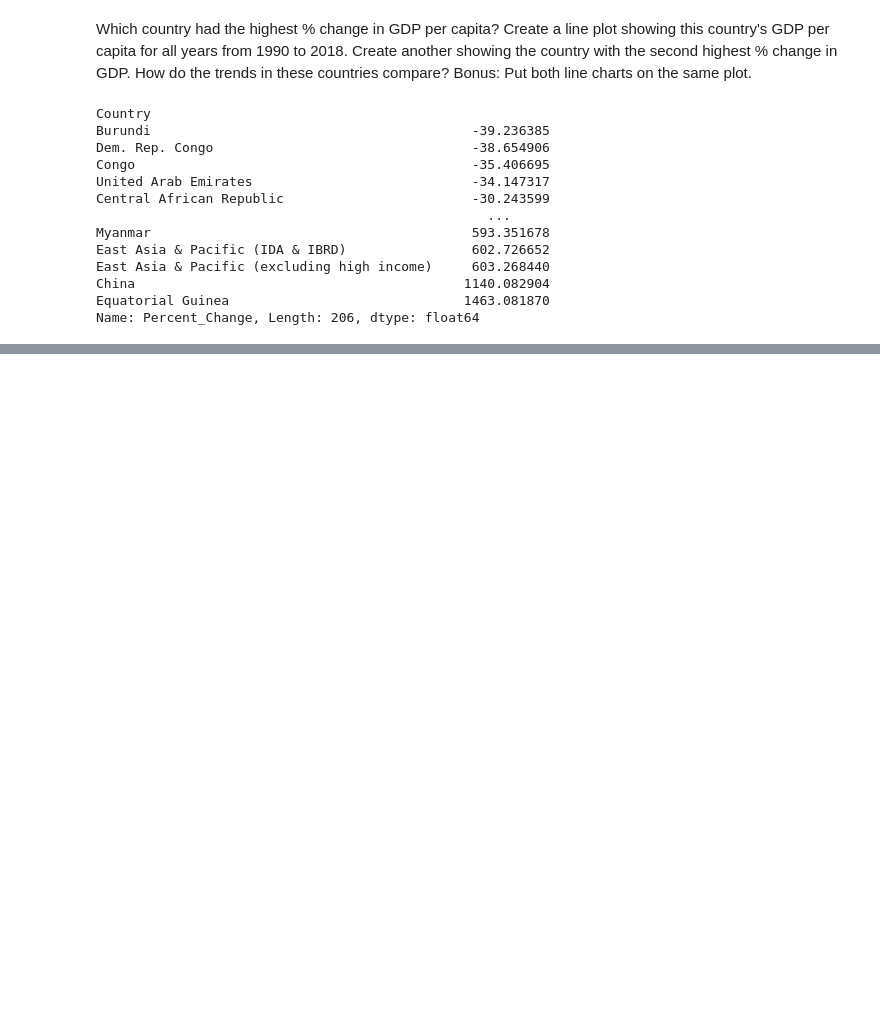
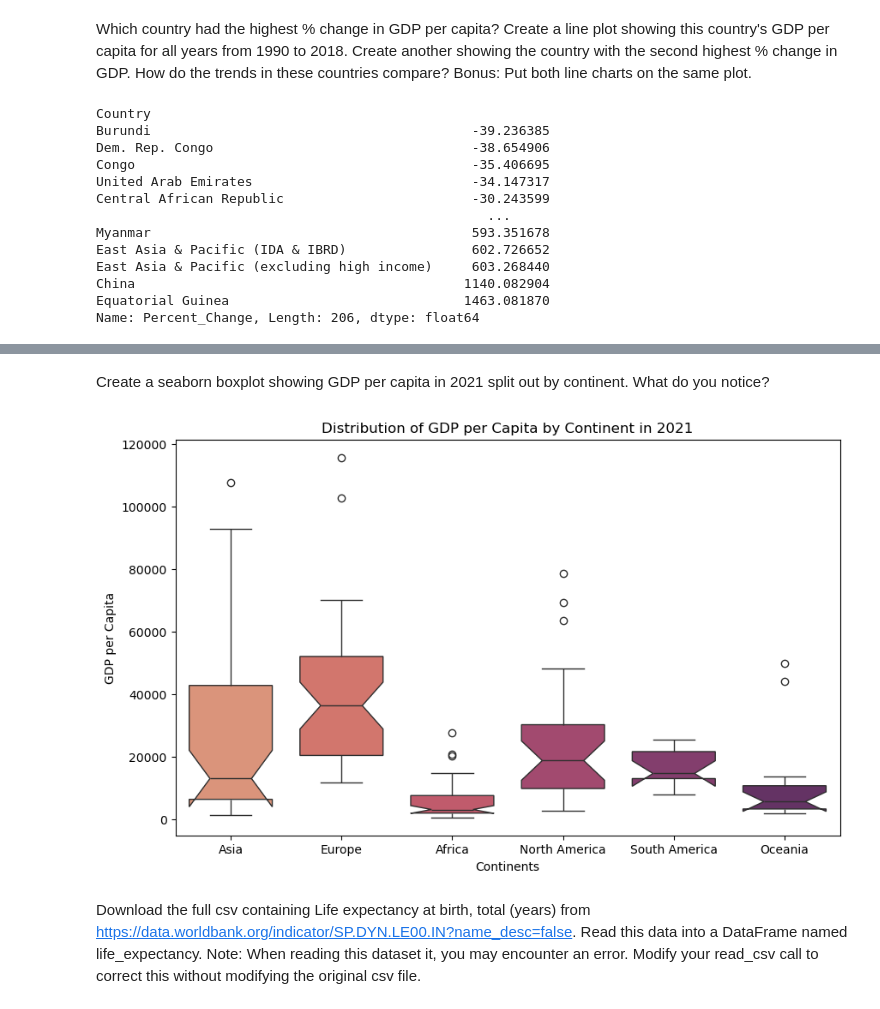
Before and after one commit to nss-data-science-cohort-8/un-exploration-graciepiantek, a Jupyter notebook: notebooks/UN_Data_Exploration.ipynb, the cells around one changed output, grey strips where cells are left out. Cells and saved outputs as stored; diff of their text form; code cells hidden in the pictures; blank space fills up the shorter version.

```diff
--- a/notebooks/UN_Data_Exploration.ipynb
+++ b/notebooks/UN_Data_Exploration.ipynb
@@ -244,0 +257,17 @@ plt.ylabel('GDP Per Capita')
+# %% [markdown]
+Create a seaborn boxplot showing GDP per capita in 2021 split out by continent. What do you notice?
+# %%
+boxplot_continent = pd.merge(gdp_2021, continents, on = 'Country', how= 'inner')
+
+plt.figure(figsize=(10, 6))
+sns.boxplot(x='Continent', y='GDP_Per_Capita', width= 0.75, notch=True,
+            hue ='Continent', data=boxplot_continent, palette='flare')
+plt.xlabel('Continents')
+plt.ylabel('GDP per Capita')
+plt.title('Distribution of GDP per Capita by Continent in 2021')
+plt.xticks(rotation=0)
+plt.show()
+# %% [output]
+[figure, added]
+# %% [markdown]
+Download the full csv containing Life expectancy at birth, total (years) from https://data.worldbank.org/indicator/SP.DYN.LE00.IN?name_desc=false. Read this data into a DataFrame named life_expectancy. Note: When reading this dataset it, you may encounter an error. Modify your read_csv call to correct this without modifying the original csv file.
```
Also changed, not shown: parts of 14 cells of this notebook.
